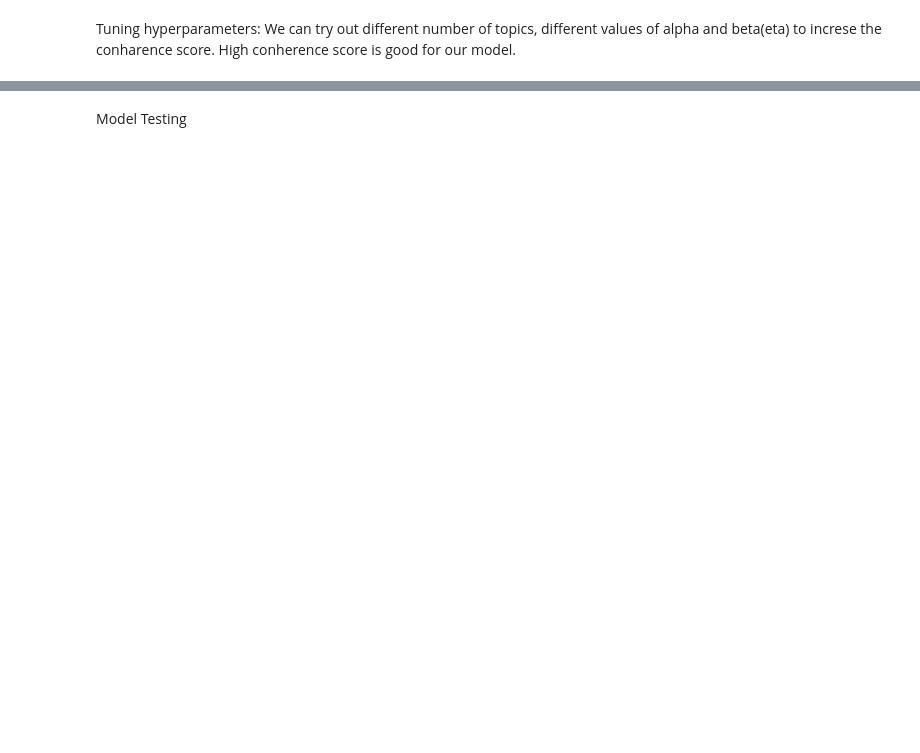
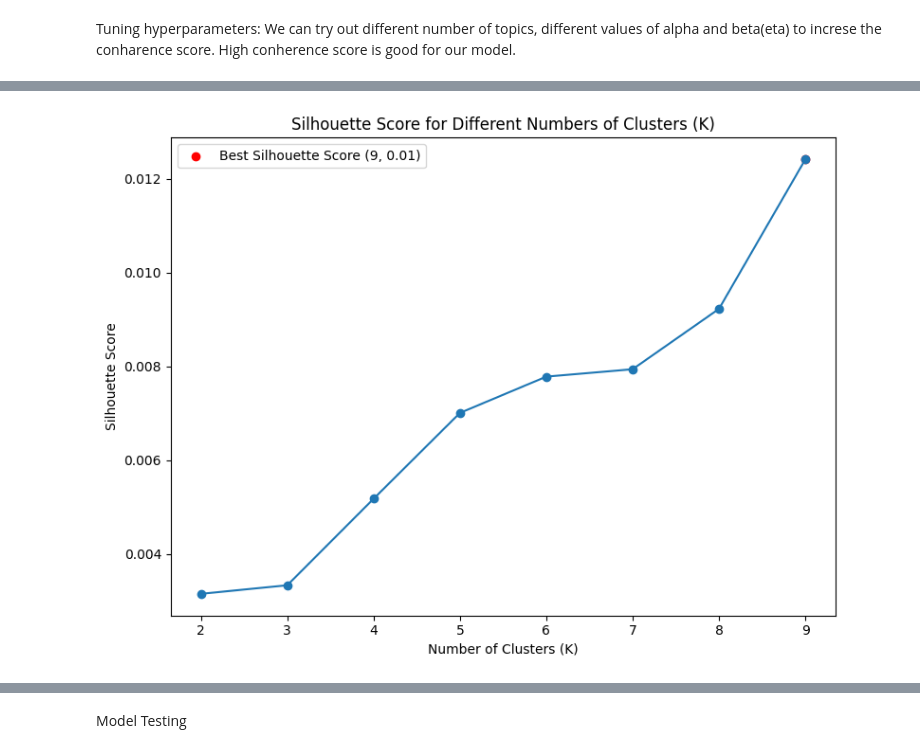
Before and after one commit to datakiptoo/County_Service-_Delivery, a Jupyter notebook: County_Residents.ipynb, the cells around one changed output, grey strips where cells are left out. Cells and saved outputs as stored; diff of their text form; code cells hidden in the pictures; blank space fills up the shorter version.

```diff
--- a/County_Residents.ipynb
+++ b/County_Residents.ipynb
@@ -868,3 +985,34 @@ plt.show()
+# %%
+#Range of K values to try
+k_values = range(2, 10)  # Trying K values from 2 to 9
+
+# Silhouette Score Method: Calculating silhouette score
+silhouette_scores = []
+for k in k_values:
+    kmeans = KMeans(n_clusters=k)
+    kmeans.fit(X)
+    labels = kmeans.labels_
+    score = silhouette_score(X, labels)
+    silhouette_scores.append(score)
+
+# Plotting Silhouette Score
+plt.figure(figsize=(8, 6))
+plt.plot(k_values, silhouette_scores, marker='o')
+plt.title('Silhouette Score for Different Numbers of Clusters (K)')
+plt.xlabel('Number of Clusters (K)')
+plt.ylabel('Silhouette Score')
+
+# Finding the best silhouette score and its corresponding K value
+best_k = k_values[silhouette_scores.index(max(silhouette_scores))]
+best_score = max(silhouette_scores)
+
+# Marking the point with the best silhouette score
+plt.scatter(best_k, best_score, color='red', label=f'Best Silhouette Score ({best_k}, {best_score:.2f})')
+plt.legend()
+plt.tight_layout()
+plt.show()
+# %% [output]
+[figure, added]
 # %%
 # Experimenting with different hyperparameters
 # Initialize centroids using different methods
```
Also changed, not shown: parts of 28 cells of this notebook.
